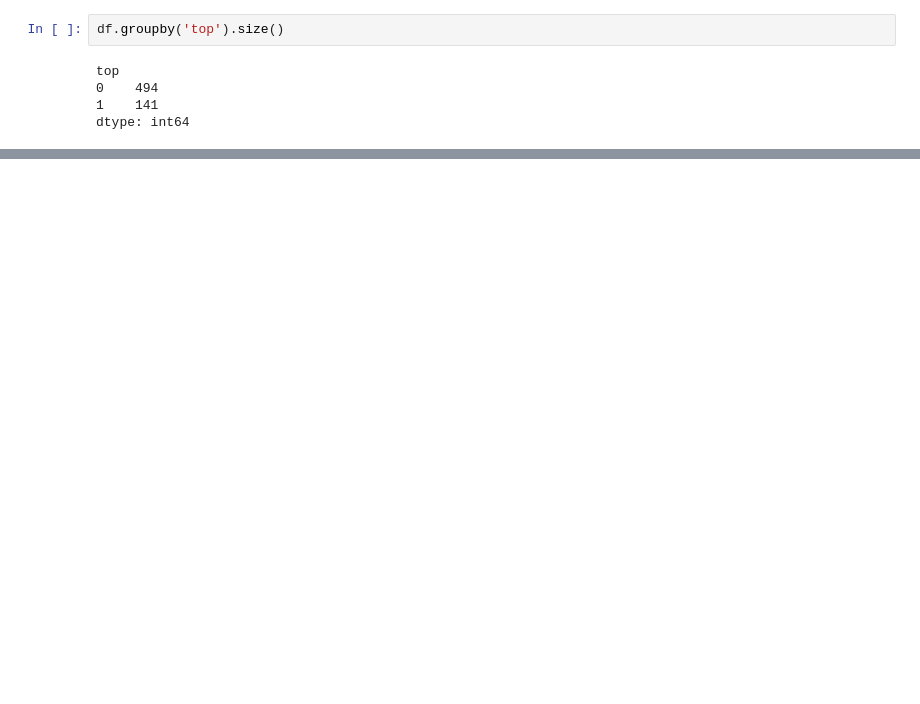
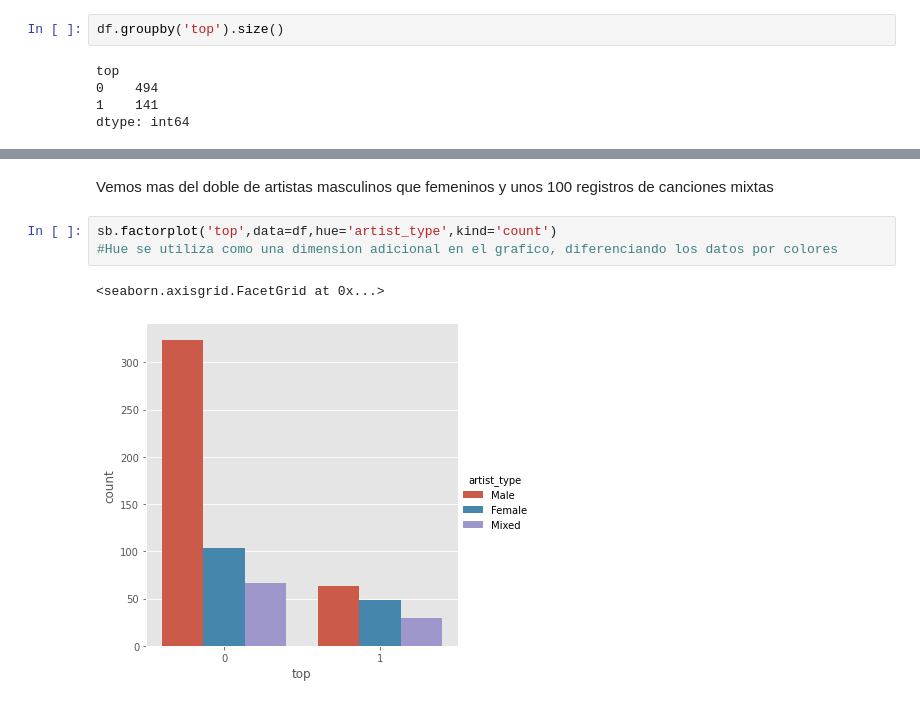
Before and after one commit to mariosanchez5/Proyectos_Machine_Learning, a Jupyter notebook: Arbol_de_decision/Arbol_de_decision.ipynb, the cells around one changed output, grey strips where cells are left out. Drawn from its saved outputs; the diff is of its cells as text; blank space fills up the shorter version.

```diff
--- a/Arbol_de_decision/Arbol_de_decision.ipynb
+++ b/Arbol_de_decision/Arbol_de_decision.ipynb
@@ -117,0 +151,8 @@ sb.factorplot('top',data=df, kind='count')
+# %% [markdown]
+Vemos mas del doble de artistas masculinos que femeninos y unos 100 registros de canciones mixtas
+# %%
+sb.factorplot('top',data=df,hue='artist_type',kind='count')
+#Hue se utiliza como una dimension adicional en el grafico, diferenciando los datos por colores
+# %% [output]
+<seaborn.axisgrid.FacetGrid at 0x...>
+[figure, added]
```
Also changed, not shown: parts of 36 cells of this notebook.
